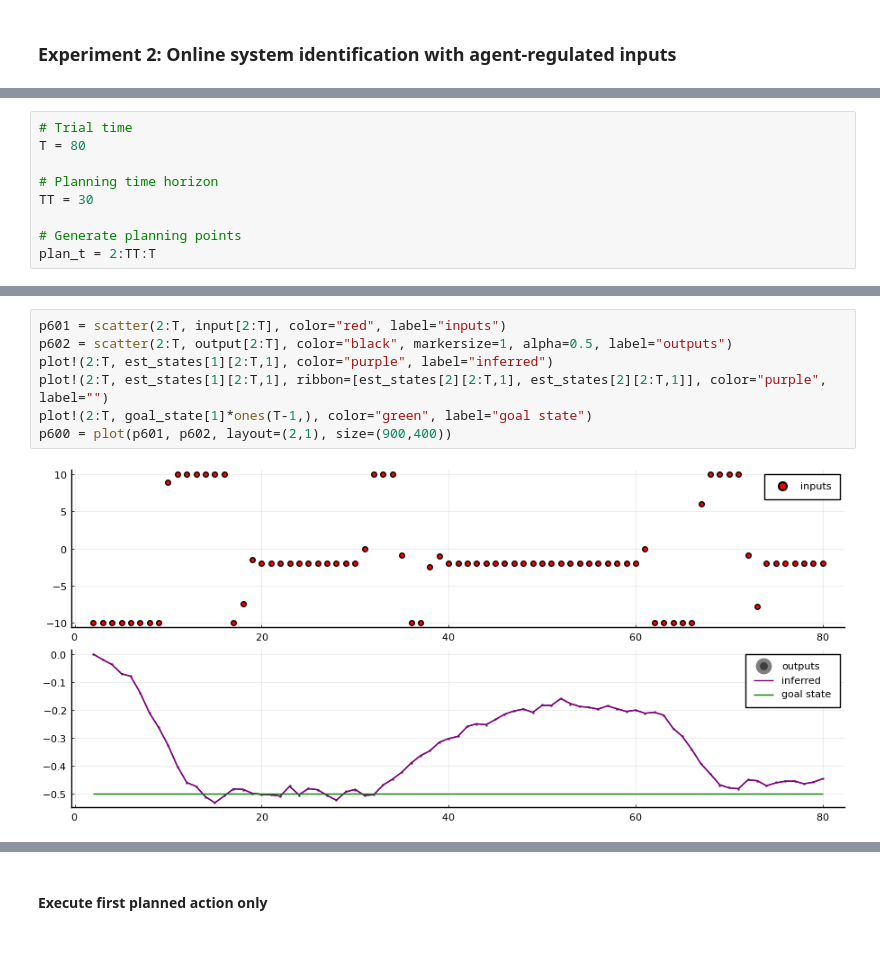
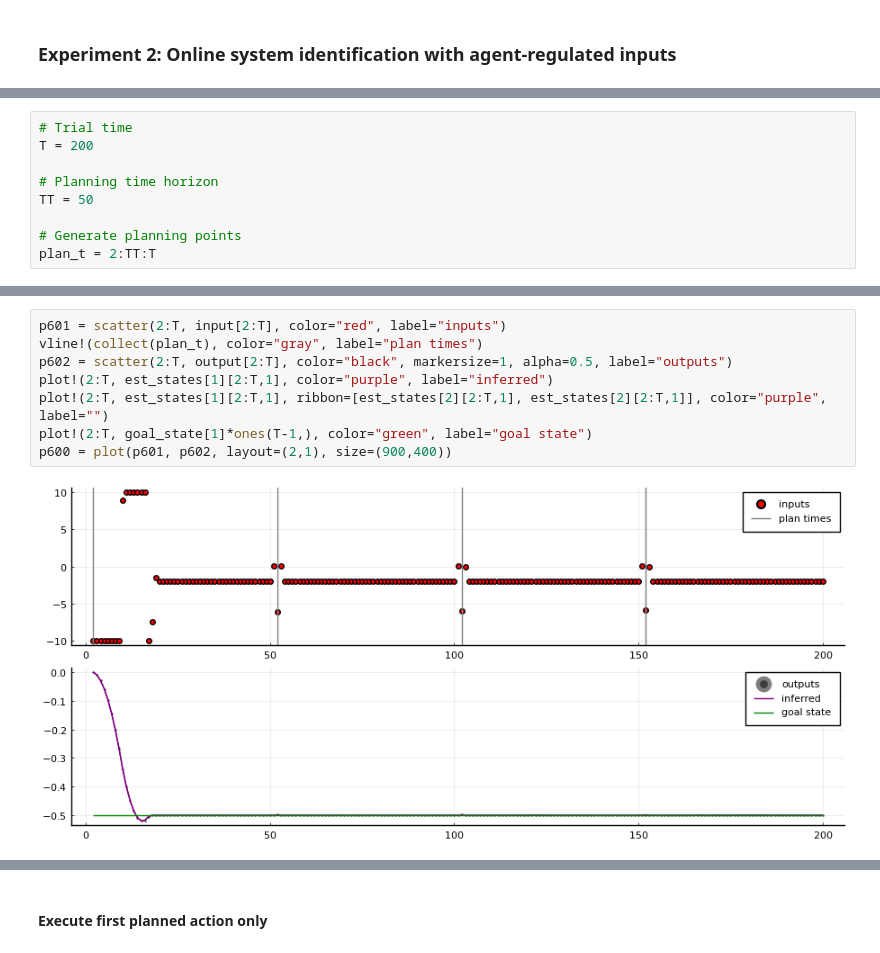
Before and after one commit to wmkouw/actinf-oscillator, a Jupyter notebook: demo_ActInf-GFX-oscillator.ipynb, the cells around one changed output, grey strips where cells are left out. Cells and saved outputs as stored; diff of their text form.

```diff
--- a/demo_ActInf-GFX-oscillator.ipynb
+++ b/demo_ActInf-GFX-oscillator.ipynb
@@ -562,9 +627,9 @@ end;
 # %%
 # Trial time
-T = 80
+T = 200
 
 # Planning time horizon
-TT = 30
+TT = 50
 
 # Generate planning points
 plan_t = 2:TT:T
@@ -677,13 +732,14 @@ est_noises = (zeros(T,2), zeros(T,2))
 end
 # %%
 p601 = scatter(2:T, input[2:T], color="red", label="inputs")
+vline!(collect(plan_t), color="gray", label="plan times")
 p602 = scatter(2:T, output[2:T], color="black", markersize=1, alpha=0.5, label="outputs")
 plot!(2:T, est_states[1][2:T,1], color="purple", label="inferred")
 plot!(2:T, est_states[1][2:T,1], ribbon=[est_states[2][2:T,1], est_states[2][2:T,1]], color="purple", label="")
 plot!(2:T, goal_state[1]*ones(T-1,), color="green", label="goal state")
 p600 = plot(p601, p602, layout=(2,1), size=(900,400))
 # %% [output]
-[figure, old version]
+[figure, new version]
 # %%
 # First state coefficient
 p211 = plot(2:T, est_coeffs[1][2:T,1], color="purple1", ylabel="θ1", label="inferred")
```
Also changed, not shown: parts of 35 cells of this notebook, 2 other files.
